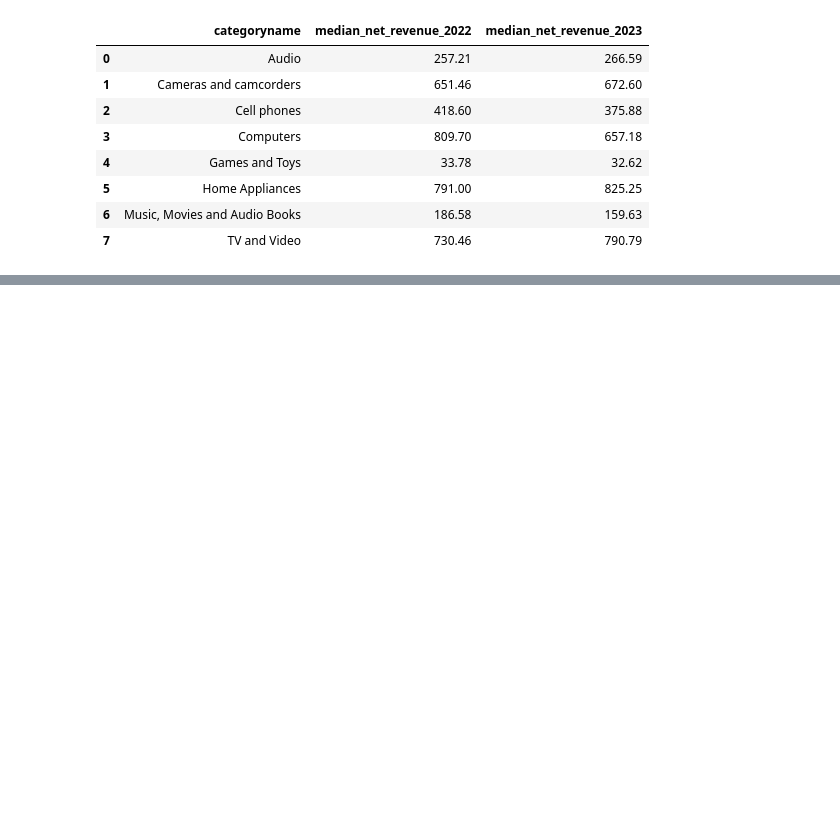
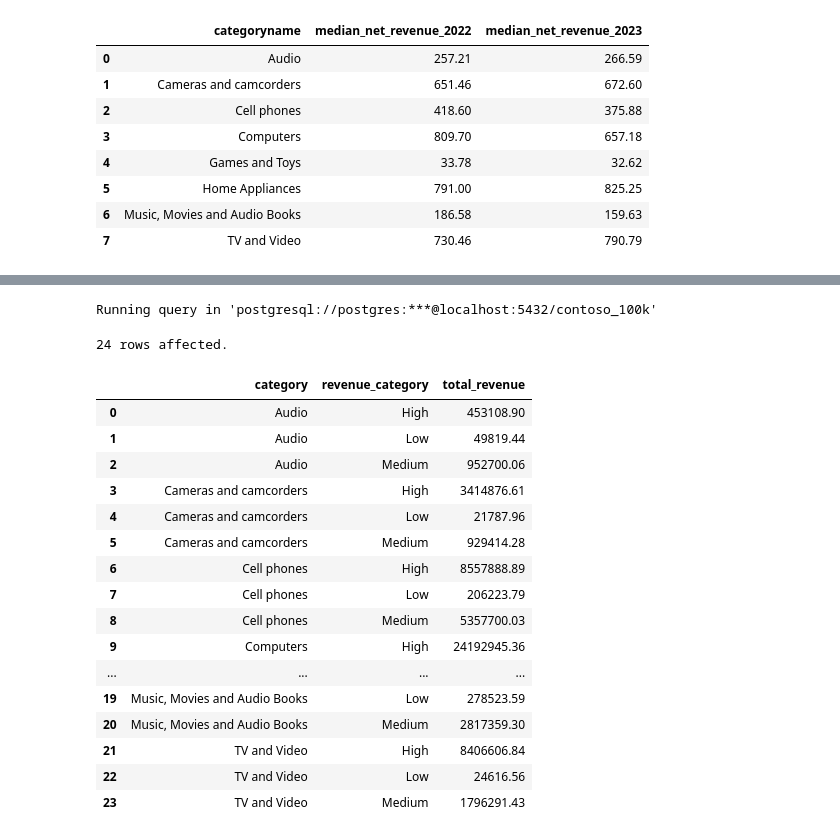
Before and after one commit to emma-fosu/SQL-notebook, a Jupyter notebook: Resources/Blank_SQL_Notebook.ipynb, the cells around one changed output, grey strips where cells are left out. Cells and saved outputs as stored; diff of their text form; code cells hidden in the pictures; blank space fills up the shorter version.

```diff
--- a/Resources/Blank_SQL_Notebook.ipynb
+++ b/Resources/Blank_SQL_Notebook.ipynb
@@ -180,0 +259,53 @@ Running query in 'postgresql://postgres:***@localhost:5432/contoso_100k'
+# %%
+%%sql
+WITH percentiles AS (
+    SELECT
+      PERCENTILE_CONT(0.25) WITHIN GROUP (ORDER BY (s.quantity * s.netprice * s.exchangerate)) AS revenue_25th_percentile,
+      PERCENTILE_CONT(0.75) WITHIN GROUP (ORDER BY (s.quantity * s.netprice * s.exchangerate)) AS revenue_75th_percentile
+    FROM
+      sales s
+    WHERE
+      orderdate BETWEEN '2022-01-01' AND '2023-12-31'
+)
+
+SELECT
+  p.categoryname AS category,
+  CASE
+    WHEN (s.quantity * s.netprice * s.exchangerate) < prct.revenue_25th_percentile THEN 'Low'
+    WHEN (s.quantity * s.netprice * s.exchangerate) >= prct.revenue_75th_percentile THEN 'High'
+    ELSE 'Medium'
+  END AS revenue_category,
+  SUM(s.quantity * s.netprice * s.exchangerate) AS total_revenue
+FROM
+  sales s
+LEFT JOIN
+  product p
+ON s.productkey = p.productkey,
+percentiles prct
+WHERE
+  s.orderdate BETWEEN '2022-01-01' AND '2023-12-31'
+GROUP BY
+  p.categoryname,
+  revenue_category
+ORDER BY
+  p.categoryname;
+# %% [output]
+Running query in 'postgresql://postgres:***@localhost:5432/contoso_100k'
+24 rows affected.
+|  | category | revenue_category | total_revenue |
+| 0 | Audio | High | 453108.90 |
+| 1 | Audio | Low | 49819.44 |
+| 2 | Audio | Medium | 952700.06 |
+| 3 | Cameras and camcorders | High | 3414876.61 |
+| 4 | Cameras and camcorders | Low | 21787.96 |
+| 5 | Cameras and camcorders | Medium | 929414.28 |
+| 6 | Cell phones | High | 8557888.89 |
+| 7 | Cell phones | Low | 206223.79 |
+| 8 | Cell phones | Medium | 5357700.03 |
+| 9 | Computers | High | 24192945.36 |
+| ... | ... | ... | ... |
+| 19 | Music, Movies and Audio Books | Low | 278523.59 |
+| 20 | Music, Movies and Audio Books | Medium | 2817359.30 |
+| 21 | TV and Video | High | 8406606.84 |
+| 22 | TV and Video | Low | 24616.56 |
+| 23 | TV and Video | Medium | 1796291.43 |
```
Also changed, not shown: parts of 3 cells of this notebook.
